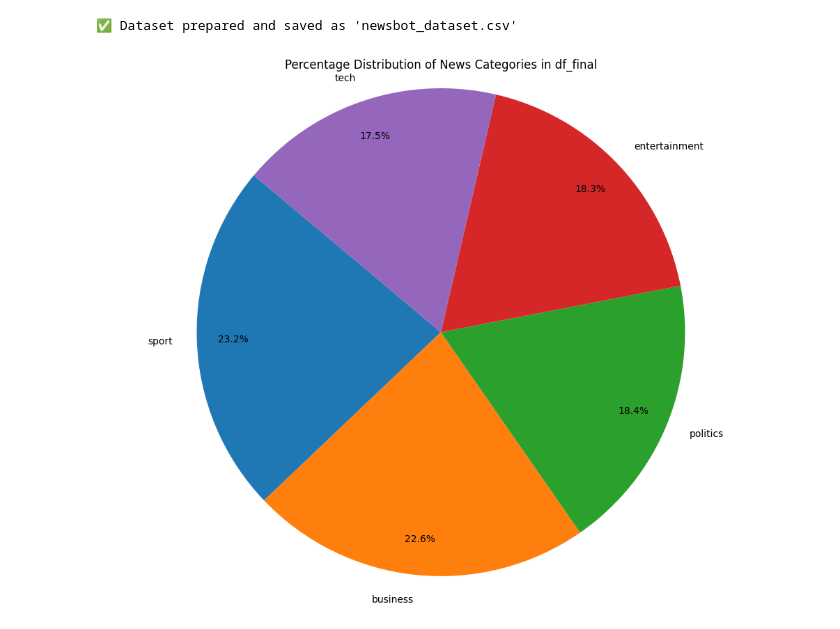
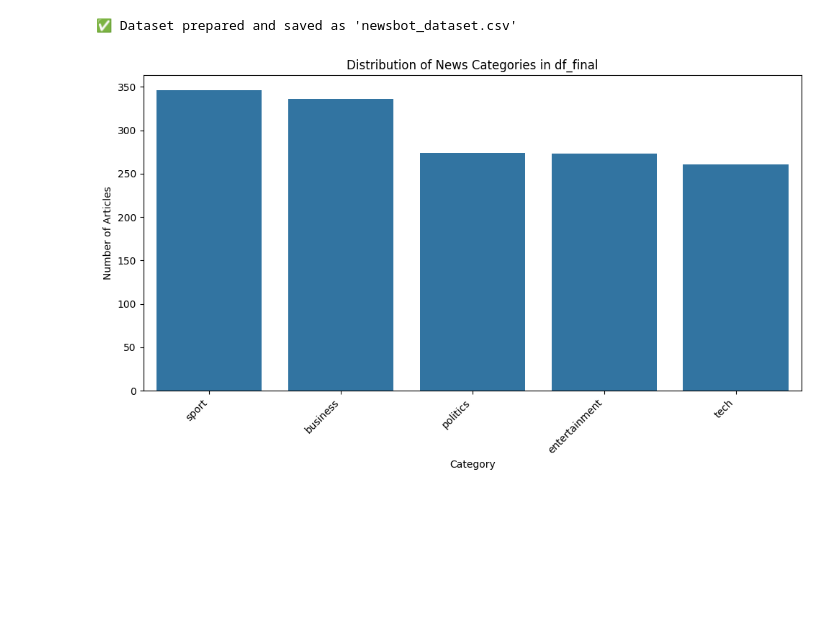
Before and after one commit to Johnal96/ITAI2373-NewsBot-Midterm, a Jupyter notebook: itai2373_newsbot_midterm.ipynb, the cells around one changed output. Drawn from its saved outputs; the diff is of its cells as text; code cells hidden in the pictures; blank space fills up the shorter version.

```diff
--- a/itai2373_newsbot_midterm.ipynb
+++ b/itai2373_newsbot_midterm.ipynb
@@ -64,7 +23,7 @@ First few rows:
 3       1976  lifestyle  governs mobile choice  faster  bett...      tech
 4        917  enron bosses in $168m payout eighteen former e...  business
 # %%
-df = pd.read_csv('/content/BBC News Sample Solution.csv')
+df = pd.read_csv('/content/BBC News Train (1).csv')
 print("Dataset Info:")
 print(f"Shape: {df.shape}")
 print(f"Columns: {df.columns.tolist()}")
@@ -85,7 +43,0 @@ First few rows:
-# %%
-df = pd.read_csv('/content/BBC News Test.csv')
-print("Dataset Info:")
-print(f"Shape: {df.shape}")
-print(f"Columns: {df.columns.tolist()}")
-print("\nFirst few rows:")
-print(df.head())
@@ -146,14 +86,14 @@ print("\n✅ Dataset prepared and saved as 'newsbot_dataset.csv'")
 # %%
 import matplotlib.pyplot as plt
 import seaborn as sns
 
-category_counts = df_final['category'].value_counts()
-
-plt.figure(figsize=(10, 8))
-plt.pie(category_counts, labels=category_counts.index, autopct='%1.1f%%', startangle=140, pctdistance=0.85)
-plt.title('Percentage Distribution of News Categories in df_final')
-plt.axis('equal') # Equal aspect ratio ensures that pie is drawn as a circle.
+plt.figure(figsize=(10, 6))
+sns.countplot(data=df_final, x='category', order=df_final['category'].value_counts().index)
+plt.title('Distribution of News Categories in df_final')
+plt.xlabel('Category')
+plt.ylabel('Number of Articles')
+plt.xticks(rotation=45, ha='right')
 plt.tight_layout()
 plt.show()
 # %% [output]
-[figure, old version]
+[figure, new version]
```
Also changed, not shown: parts of 8 cells of this notebook.
